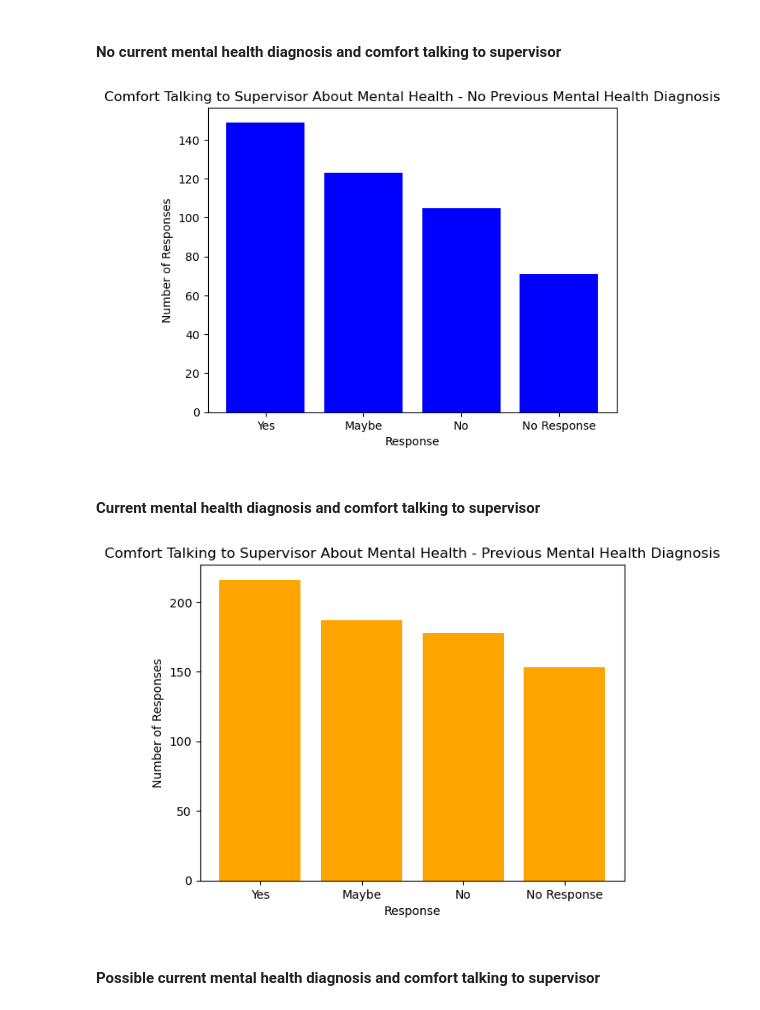
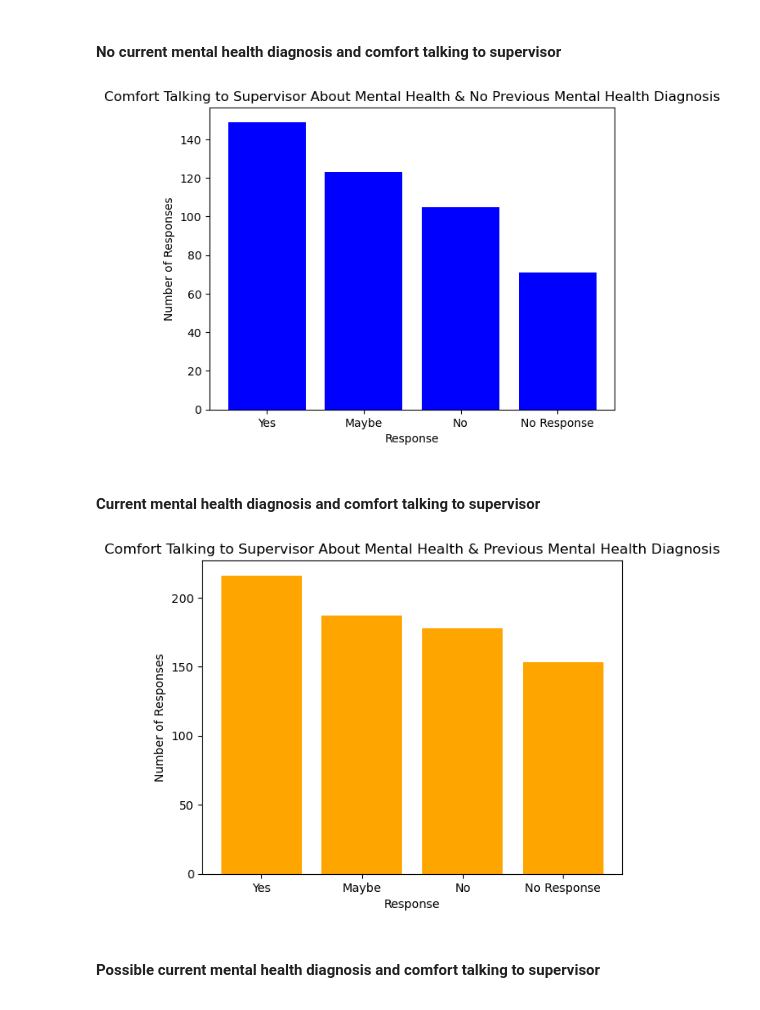
Before and after one commit to SecondHandSushi/Project-1-Mental-Tech, a Jupyter notebook: diagnosis_comfort_prev_superv.ipynb, the cells around one changed output. Drawn from its saved outputs; the diff is of its cells as text; code cells hidden in the pictures.

```diff
--- a/diagnosis_comfort_prev_superv.ipynb
+++ b/diagnosis_comfort_prev_superv.ipynb
@@ -29,27 +29,27 @@ diagnosis_comfort_superv_df.head()
 # %%
 # Build plot for Do you have a current MH diagnosis and comfort level talking to current supervisor?
 no_answer = diagnosis_comfort_superv_df.loc[diagnosis_comfort_superv_df["disorder_past"] == "No", :]
 no_answer_mh = no_answer[["comf_discuss_mh_disorder_cur_superv", "disorder_past"]]
 
 no_answer = pd.DataFrame(no_answer_mh["comf_discuss_mh_disorder_cur_superv"].value_counts())
 no_answer.index.names = ["no MH diagnosis"]
 plt.bar(no_answer.index, no_answer["count"], color = "blue")
 
 # Incorporate the other graph properties
 plt.xticks(fontsize=10)
 plt.yticks(fontsize=10)
-plt.title("Comfort Talking to Supervisor About Mental Health - No Previous Mental Health Diagnosis")
+plt.title("Comfort Talking to Supervisor About Mental Health & No Previous Mental Health Diagnosis")
 #plt.legend(title="Comfort Talking to Supervisor About Mental Health - No Current Mental Health Diagnosis", loc="best")
 plt.xlabel("Response")
 plt.ylabel("Number of Responses")
 
 # Save the figure
 plt.savefig("Figures/diagnosis_noprevdiag.png")
 
 # Show plot
 plt.show()
 # %% [output]
-[figure, old version]
+[figure, new version]
 # %% [markdown]
 #### Current mental health diagnosis and comfort talking to supervisor
 # %%
@@ -64,7 +64,7 @@ plt.bar(yes_answer.index, yes_answer["count"], color = "orange")
 # Incorporate the other graph properties
 plt.xticks(fontsize=10)
 plt.yticks(fontsize=10)
-plt.title("Comfort Talking to Supervisor About Mental Health - Previous Mental Health Diagnosis")
+plt.title("Comfort Talking to Supervisor About Mental Health & Previous Mental Health Diagnosis")
 plt.xlabel("Response")
 plt.ylabel("Number of Responses")
 
@@ -74,7 +74,7 @@ plt.savefig("Figures/diagnosis_yesprevdiag.png")
 # Show plot
 plt.show()
 # %% [output]
-[figure, old version]
+[figure, new version]
 # %% [markdown]
 
 
```
Also changed, not shown: parts of 2 cells of this notebook, 10 other files.
